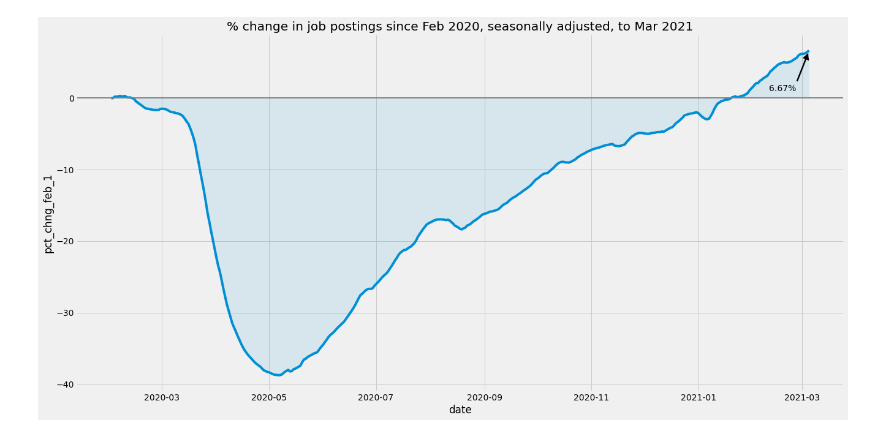
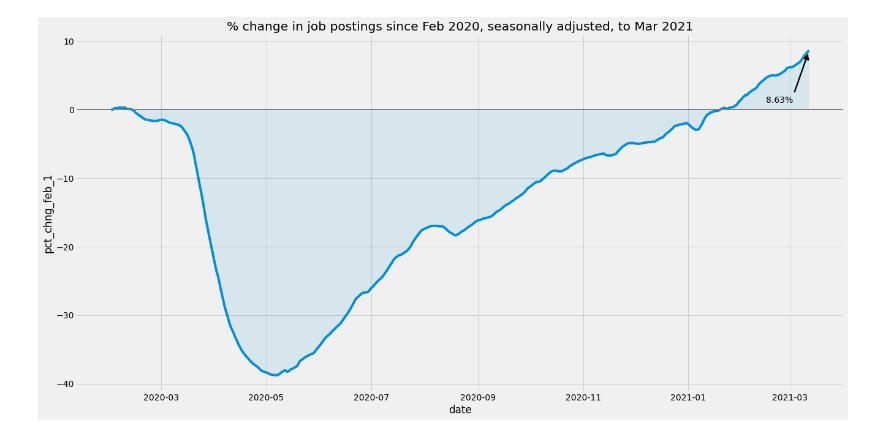
Before and after one commit to calvlu/hiringmap, a Jupyter notebook: hiringplots.ipynb, the cells around one changed output. Drawn from its saved outputs; the diff is of its cells as text; code cells hidden in the pictures.

Commit message:
updated hiring plot 3/12 data

```diff
--- a/hiringplots.ipynb
+++ b/hiringplots.ipynb
@@ -29,21 +29,21 @@ hiringdf.tail()
 # %%
 import datetime as dt
 # %%
-tempd1 = dt.datetime(2021, 2, 10)
-tempd2 = dt.datetime(2021, 3, 5)
+tempd1 = dt.datetime(2021, 2, 15)
+tempd2 = dt.datetime(2021, 3, 12)
 # %%
 plt.style.use('fivethirtyeight')
 fig, ax = plt.subplots(figsize=(20, 10))
 
 sns.lineplot(x='date', y='pct_chng_feb_1', data=hiringdf)
 
 plt.title('% change in job postings since Feb 2020, seasonally adjusted, to Mar 2021')
 plt.axhline(0, color='0.5', linewidth=2)
 plt.fill_between('date','pct_chng_feb_1', 0, alpha=0.1, data=hiringdf)
-ax.annotate('6.67%', xy=(tempd2, 6.6), xytext=(tempd1, 1),
+ax.annotate('8.63%', xy=(tempd2, 8.6), xytext=(tempd1, 1),
             arrowprops=dict(width=3,facecolor='black',shrink=0.05),
             )
 #plt.show()
 plt.savefig('hiringplot.png')
 # %% [output]
-[figure, old version]
+[figure, new version]
```
Also changed, not shown: parts of 2 cells of this notebook, 1 other file.
